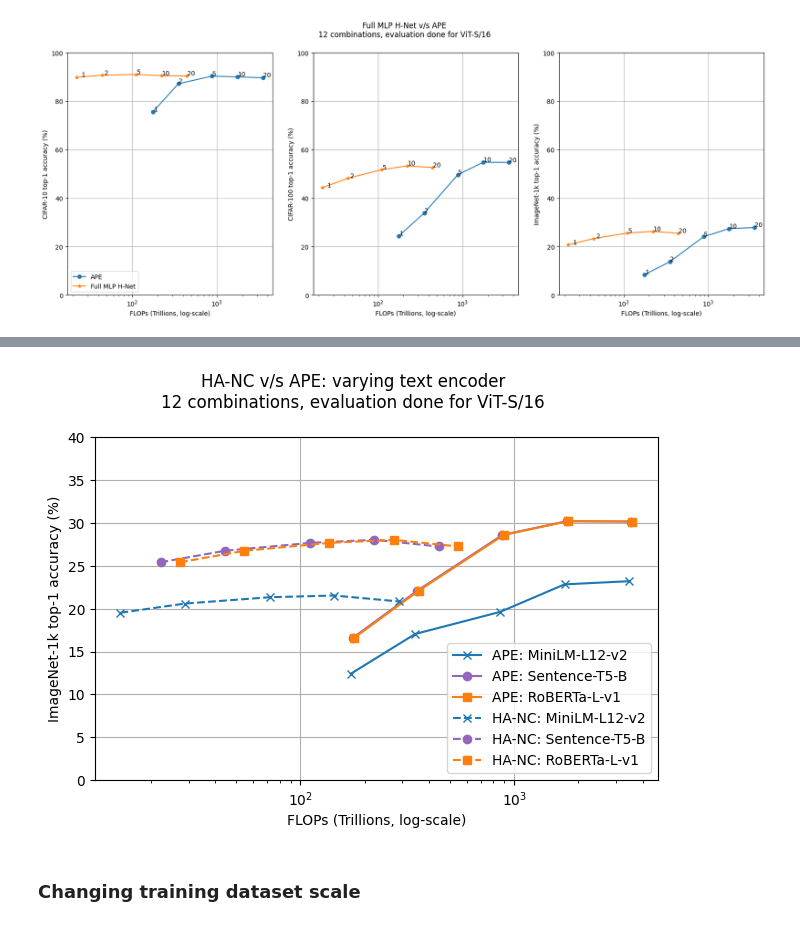
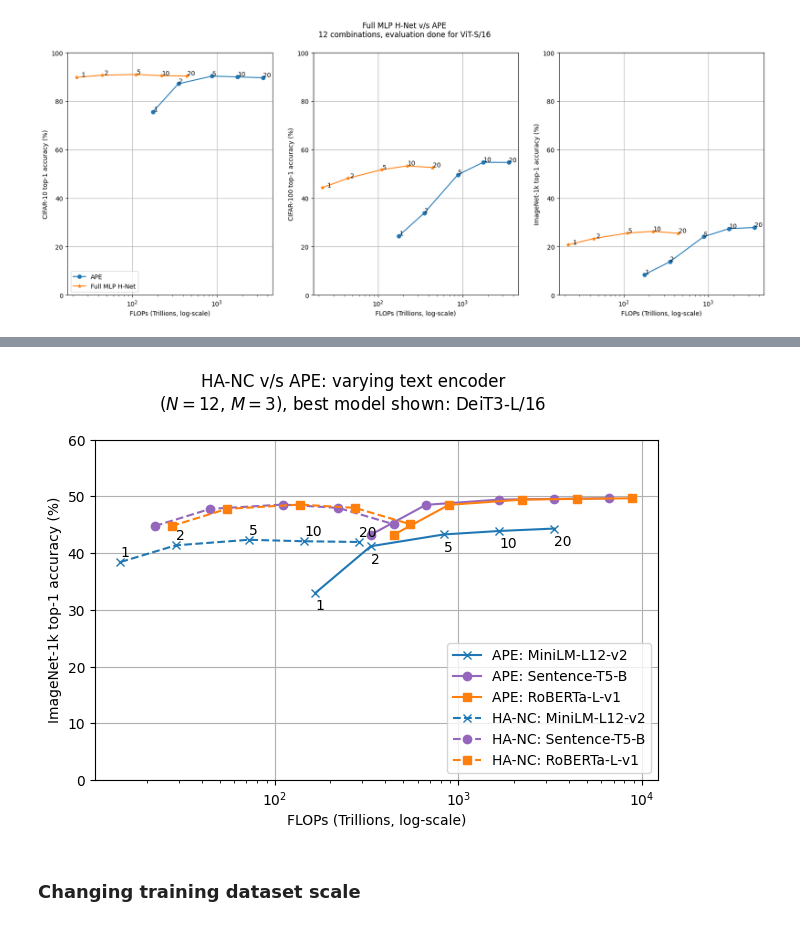
Before and after one commit to jaisidhsingh/hypa-new, a Jupyter notebook: hyperalignment/plot.ipynb, the cells around one changed output, grey strips where cells are left out. Saved outputs shown, nothing was run; the diff lists cells and outputs as text; code cells hidden in the pictures.

Commit message:
train full APE minilm

```diff
--- a/hyperalignment/plot.ipynb
+++ b/hyperalignment/plot.ipynb
@@ -1,3 +1,8 @@
+# %%
+APE_FLOPS_384_with_768_1ep = 14.675
+HNET_FLOPS_12_4_with_768_1ep = 22.165
+HNET_FLOPS_12_4_with_384_1ep = 14.408
+HNET_FLOPS_12_4_with_1024_1ep = 27.34165
 # %% [markdown]
 ### APE on average InfoNCE loss across all combinations
 # %%
@@ -156,18 +161,43 @@ plt.show()
 # %%
 from pylab import plt
 
-ape_minilm = {'exp_name': 'vit_small_patch16_224_all-MiniLM-L12-v2', 'seed': 0, 'eval': {'epoch_1': {'cifar10': 86.1, 'cifar100': 36.26, 'imagenet1k': 12.41}, 'epoch_2': {'cifar10': 89.33, 'cifar100': 43.29, 'imagenet1k': 17.05}, 'epoch_5': {'cifar10': 89.48, 'cifar100': 46.8, 'imagenet1k': 19.63}, 'epoch_10': {'cifar10': 89.07, 'cifar100': 48.9, 'imagenet1k': 22.84}, 'epoch_20': {'cifar10': 88.62, 'cifar100': 49.27, 'imagenet1k': 23.21}}}
-ape_st5b = {'exp_name': 'vit_small_patch16_224_sentence-t5-base', 'seed': 0, 'eval': {'epoch_1': {'cifar10': 75.59, 'cifar100': 24.37, 'imagenet1k': 8.42}, 'epoch_2': {'cifar10': 87.18, 'cifar100': 33.79, 'imagenet1k': 13.73}, 'epoch_5': {'cifar10': 90.3, 'cifar100': 49.64, 'imagenet1k': 24.05}, 'epoch_10': {'cifar10': 89.97, 'cifar100': 54.76, 'imagenet1k': 27.38}, 'epoch_20': {'cifar10': 89.64, 'cifar100': 54.69, 'imagenet1k': 27.84}}}
-ape_roberta = {'exp_name': 'vit_small_patch16_224_all-roberta-large-v1', 'seed': 0, 'eval': {'epoch_1': {'cifar10': 87.06, 'cifar100': 43.23, 'imagenet1k': 16.61}, 'epoch_2': {'cifar10': 88.56, 'cifar100': 49.4, 'imagenet1k': 22.1}, 'epoch_5': {'cifar10': 89.55, 'cifar100': 51.91, 'imagenet1k': 28.6}, 'epoch_10': {'cifar10': 90.62, 'cifar100': 54.96, 'imagenet1k': 30.21}, 'epoch_20': {'cifar10': 90.02, 'cifar100': 54.89, 'imagenet1k': 30.17}}}
+# ape_minilm = {'exp_name': 'vit_small_patch16_224_all-MiniLM-L12-v2', 'seed': 0, 'eval': {'epoch_1': {'cifar10': 86.1, 'cifar100': 36.26, 'imagenet1k': 12.41}, 'epoch_2': {'cifar10': 89.33, 'cifar100': 43.29, 'imagenet1k': 17.05}, 'epoch_5': {'cifar10': 89.48, 'cifar100': 46.8, 'imagenet1k': 19.63}, 'epoch_10': {'cifar10': 89.07, 'cifar100': 48.9, 'imagenet1k': 22.84}, 'epoch_20': {'cifar10': 88.62, 'cifar100': 49.27, 'imagenet1k': 23.21}}}
+# ape_st5b = {'exp_name': 'vit_small_patch16_224_sentence-t5-base', 'seed': 0, 'eval': {'epoch_1': {'cifar10': 75.59, 'cifar100': 24.37, 'imagenet1k': 8.42}, 'epoch_2': {'cifar10': 87.18, 'cifar100': 33.79, 'imagenet1k': 13.73}, 'epoch_5': {'cifar10': 90.3, 'cifar100': 49.64, 'imagenet1k': 24.05}, 'epoch_10': {'cifar10': 89.97, 'cifar100': 54.76, 'imagenet1k': 27.38}, 'epoch_20': {'cifar10': 89.64, 'cifar100': 54.69, 'imagenet1k': 27.84}}}
+# ape_roberta = {'exp_name': 'vit_small_patch16_224_all-roberta-large-v1', 'seed': 0, 'eval': {'epoch_1': {'cifar10': 87.06, 'cifar100': 43.23, 'imagenet1k': 16.61}, 'epoch_2': {'cifar10': 88.56, 'cifar100': 49.4, 'imagenet1k': 22.1}, 'epoch_5': {'cifar10': 89.55, 'cifar100': 51.91, 'imagenet1k': 28.6}, 'epoch_10': {'cifar10': 90.62, 'cifar100': 54.96, 'imagenet1k': 30.21}, 'epoch_20': {'cifar10': 90.02, 'cifar100': 54.89, 'imagenet1k': 30.17}}}
 
-hnet_minilm = {'exp_name': 'allMiniLM_hnet_12-4_fmlp_c-32_bs-512_lr-1e-2', 'seed': 0, 'eval': {'epoch_1': {'cifar10': 88.85, 'cifar100': 43.99, 'imagenet1k': 19.53}, 'epoch_2': {'cifar10': 89.07, 'cifar100': 46.19, 'imagenet1k': 20.6}, 'epoch_5': {'cifar10': 88.78, 'cifar100': 47.81, 'imagenet1k': 21.34}, 'epoch_10': {'cifar10': 88.0, 'cifar100': 48.2, 'imagenet1k': 21.54}, 'epoch_20': {'cifar10': 87.52, 'cifar100': 48.01, 'imagenet1k': 20.85}}}
-hnet_st5b = {'exp_name': 'hnet_12-4_fmlp_c-32_bs-512_lr-1e-2', 'seed': 0, 'eval': {'epoch_1': {'cifar10': 89.79, 'cifar100': 44.31, 'imagenet1k': 20.74}, 'epoch_2': {'cifar10': 90.68, 'cifar100': 48.19, 'imagenet1k': 23.29}, 'epoch_5': {'cifar10': 90.97, 'cifar100': 51.7, 'imagenet1k': 25.56}, 'epoch_10': {'cifar10': 90.48, 'cifar100': 53.25, 'imagenet1k': 26.27}, 'epoch_20': {'cifar10': 90.36, 'cifar100': 52.6, 'imagenet1k': 25.46}}}
-hnet_roberta = {'exp_name': 'roberta_hnet_12-4_fmlp_c-32_bs-512_lr-1e-2', 'seed': 0, 'eval': {'epoch_1': {'cifar10': 89.69, 'cifar100': 49.36, 'imagenet1k': 25.42}, 'epoch_2': {'cifar10': 90.85, 'cifar100': 51.43, 'imagenet1k': 26.76}, 'epoch_5': {'cifar10': 90.68, 'cifar100': 52.74, 'imagenet1k': 27.68}, 'epoch_10': {'cifar10': 89.5, 'cifar100': 53.51, 'imagenet1k': 28.04}, 'epoch_20': {'cifar10': 89.99, 'cifar100': 52.14, 'imagenet1k': 27.26}}}
+# hnet_minilm = {'exp_name': 'allMiniLM_hnet_12-4_fmlp_c-32_bs-512_lr-1e-2', 'seed': 0, 'eval': {'epoch_1': {'cifar10': 88.85, 'cifar100': 43.99, 'imagenet1k': 19.53}, 'epoch_2': {'cifar10': 89.07, 'cifar100': 46.19, 'imagenet1k': 20.6}, 'epoch_5': {'cifar10': 88.78, 'cifar100': 47.81, 'imagenet1k': 21.34}, 'epoch_10': {'cifar10': 88.0, 'cifar100': 48.2, 'imagenet1k': 21.54}, 'epoch_20': {'cifar10': 87.52, 'cifar100': 48.01, 'imagenet1k': 20.85}}}
+# hnet_st5b = {'exp_name': 'hnet_12-4_fmlp_c-32_bs-512_lr-1e-2', 'seed': 0, 'eval': {'epoch_1': {'cifar10': 89.79, 'cifar100': 44.31, 'imagenet1k': 20.74}, 'epoch_2': {'cifar10': 90.68, 'cifar100': 48.19, 'imagenet1k': 23.29}, 'epoch_5': {'cifar10': 90.97, 'cifar100': 51.7, 'imagenet1k': 25.56}, 'epoch_10': {'cifar10': 90.48, 'cifar100': 53.25, 'imagenet1k': 26.27}, 'epoch_20': {'cifar10': 90.36, 'cifar100': 52.6, 'imagenet1k': 25.46}}}
+# hnet_roberta = {'exp_name': 'roberta_hnet_12-4_fmlp_c-32_bs-512_lr-1e-2', 'seed': 0, 'eval': {'epoch_1': {'cifar10': 89.69, 'cifar100': 49.36, 'imagenet1k': 25.42}, 'epoch_2': {'cifar10': 90.85, 'cifar100': 51.43, 'imagenet1k': 26.76}, 'epoch_5': {'cifar10': 90.68, 'cifar100': 52.74, 'imagenet1k': 27.68}, 'epoch_10': {'cifar10': 89.5, 'cifar100': 53.51, 'imagenet1k': 28.04}, 'epoch_20': {'cifar10': 89.99, 'cifar100': 52.14, 'imagenet1k': 27.26}}}
+
+
+def get_ape_flops(i, t):
+    x = (APE_FLOPS_384_with_768_1ep / 384) * i
+    y = (x / 768) * t
+    return y
+
+
+hnet_st5b = {'eval': {'epoch_1': {'imagenet1k': 40.76}, 'epoch_2': {'imagenet1k': 46.63}, 'epoch_5': {'imagenet1k': 49.01}, 'epoch_10': {'imagenet1k': 49.37}, 'epoch_20': {'imagenet1k': 49.13}}, 'text_encoder': 'sentence-t5-base', 'encoder_index': 3}
+# hnet_st5b = [item["imagenet1k"] for item in hnet_st5b["eval"].values()]
+
+hnet_minilm = {'eval': {'epoch_1': {'imagenet1k': 38.44}, 'epoch_2': {'imagenet1k': 41.38}, 'epoch_5': {'imagenet1k': 42.36}, 'epoch_10': {'imagenet1k': 42.1}, 'epoch_20': {'imagenet1k': 41.97}}, 'text_encoder': 'all-MiniLM-L12-v2', 'encoder_index': 3}
+# hnet_minilm = [item["imagenet1k"] for item in hnet_minilm["eval"].values()]
+
+hnet_roberta = {'eval': {'epoch_1': {'imagenet1k': 44.78}, 'epoch_2': {'imagenet1k': 47.8}, 'epoch_5': {'imagenet1k': 48.57}, 'epoch_10': {'imagenet1k': 47.98}, 'epoch_20': {'imagenet1k': 45.1}}, 'text_encoder': 'all-roberta-large-v1', 'encoder_index': 3}
+# hnet_roberta = [item["imagenet1k"] for item in hnet_roberta["eval"].values()]
+
+ape_st5b = {'eval': {'epoch_1': {'imagenet1k': 33.0}, 'epoch_2': {'imagenet1k': 41.22}, 'epoch_5': {'imagenet1k': 43.3}, 'epoch_10': {'imagenet1k': 43.91}, 'epoch_20': {'imagenet1k': 44.34}}, 'text_encoder': 'all-MiniLM-L12-v2', 'encoder_index': 3}
+# ape_st5b = [item["imagenet1k"] for item in ape_st5b["eval"].values()]
+
+ape_minilm = {'eval': {'epoch_1': {'imagenet1k': 33.0}, 'epoch_2': {'imagenet1k': 41.22}, 'epoch_5': {'imagenet1k': 43.3}, 'epoch_10': {'imagenet1k': 43.91}, 'epoch_20': {'imagenet1k': 44.34}}, 'text_encoder': 'all-MiniLM-L12-v2', 'encoder_index': 3}
+# ape_minilm = [item["imagenet1k"] for item in ape_minilm["eval"].values()]
+
+ape_roberta = {'eval': {'epoch_1': {'imagenet1k': 43.24}, 'epoch_2': {'imagenet1k': 48.52}, 'epoch_5': {'imagenet1k': 49.44}, 'epoch_10': {'imagenet1k': 49.57}, 'epoch_20': {'imagenet1k': 49.68}}, 'text_encoder': 'all-roberta-large-v1', 'encoder_index': 3}
+# ape_roberta = [item["imagenet1k"] for item in ape_roberta["eval"].values()]
 
 
 benchmarks = ["cifar10", "cifar100", "imagenet1k"]
 names = {"cifar10": "CIFAR-10", "cifar100": "CIFAR-100", "imagenet1k": "ImageNet-1k"}
-lims = {"cifar10": [0, 100.0], "cifar100": [0.0, 100.0], "imagenet1k": [0.0, 40]}
+lims = {"cifar10": [0, 100.0], "cifar100": [0.0, 100.0], "imagenet1k": [0.0, 60]}
 rcs = {"cifar10": 10.0, "cifar100": 1.0, "imagenet1k": 0.1}
 epochs = [1, 2, 5, 10, 20]
 
@@ -175,49 +205,73 @@ fig, axes = plt.subplots(1, 1)
 
 for j, bench in enumerate(["imagenet1k"]):
     ape_acc1 = [ape_minilm["eval"][f"epoch_{e}"][bench] for e in epochs]
-    ape_flops1 = [14.34 * e * 12 for e in epochs]
+    ape_flops1 = [
+        4 * get_ape_flops(384, 384) * e + \
+        4 * get_ape_flops(768, 384) * e + \
+        4 * get_ape_flops(1024, 384) * e for e in epochs
+    ]
 
     ape_acc2 = [ape_st5b["eval"][f"epoch_{e}"][bench] for e in epochs]
-    ape_flops2 = [14.676 * e * 12 for e in epochs]
+    ape_flops2 = [
+        4 * get_ape_flops(384, 768) * e + \
+        4 * get_ape_flops(768, 768) * e + \
+        4 * get_ape_flops(1024, 768) * e for e in epochs
+    ]
 
     ape_acc3 = [ape_roberta["eval"][f"epoch_{e}"][bench] for e in epochs]
-    ape_flops3 = [14.895 * e * 12 for e in epochs]
-
+    ape_flops3 =  [
+        4 * get_ape_flops(384, 1024) * e + \
+        4 * get_ape_flops(768, 1024) * e + \
+        4 * get_ape_flops(1024, 1024) * e for e in epochs
+    ]
 
     hnet_acc1 = [hnet_minilm["eval"][f"epoch_{e}"][bench] for e in epochs]
-    hnet_flops1 = [14.4 * e for e in epochs]
+    hnet_flops1 = [HNET_FLOPS_12_4_with_384_1ep * e for e in epochs]
 
     hnet_acc2 = [hnet_st5b["eval"][f"epoch_{e}"][bench] for e in epochs]
-    hnet_flops2 = [22.165 * e for e in epochs]
+    hnet_flops2 = [HNET_FLOPS_12_4_with_768_1ep * e for e in epochs]
 
     hnet_acc3 = [hnet_roberta["eval"][f"epoch_{e}"][bench] for e in epochs]
-    hnet_flops3 = [27.34 * e for e in epochs]
+    hnet_flops3 = [HNET_FLOPS_12_4_with_1024_1ep * e for e in epochs]
 
     axes.plot(ape_flops1, ape_acc1, color="tab:blue", marker="x", label="APE: MiniLM-L12-v2")
     axes.plot(ape_flops2, ape_acc3, color="tab:purple", marker="o", label="APE: Sentence-T5-B")
     axes.plot(ape_flops3, ape_acc3, color="tab:orange", marker="s", label="APE: RoBERTa-L-v1")
 
 
     axes.plot(hnet_flops1, hnet_acc1, color="tab:blue", linestyle="--", marker="x", label="HA-NC: MiniLM-L12-v2")
     axes.plot(hnet_flops2, hnet_acc3, color="tab:purple", linestyle="--", marker="o", label="HA-NC: Sentence-T5-B")
     axes.plot(hnet_flops3, hnet_acc3, color="tab:orange", linestyle="--", marker="s", label="HA-NC: RoBERTa-L-v1")
+
+    for jj, e in enumerate(epochs):
+        ape_flop_list = [ape_flops1, ape_flops2, ape_flops3]
+        ape_acc_list = [ape_acc1, ape_acc2, ape_acc3]
+        for x, y in zip(ape_flop_list, ape_acc_list):
+            axes.annotate(str(e), (x[jj], y[jj] - 3))
+            break
+
+        hnet_flop_list = [hnet_flops1, hnet_flops2, hnet_flops3]
+        hnet_acc_list = [hnet_acc1, hnet_acc2, hnet_acc3]
+        for x, y in zip(hnet_flop_list, hnet_acc_list):
+            axes.annotate(str(e), (x[jj], y[jj] + 1))
+            break
 
     # plt.axhline(rcs[bench], linestyle="--", color="black", label="random chance")
 
     if j == 0:
         axes.legend(loc="lower right", )
     axes.set_ylim(lims[bench])
     axes.set_ylabel(f"{names[bench]} top-1 accuracy (%)")
     axes.set_xscale("log")
     axes.set_xlabel("FLOPs (Trillions, log-scale)")
     axes.grid(True)
 
-plt.suptitle("HA-NC v/s APE: varying text encoder\n12 combinations, evaluation done for ViT-S/16")
+plt.suptitle("HA-NC v/s APE: varying text encoder\n($N=12$, $M=3$), best model shown: DeiT3-L/16")
 plt.tight_layout()
 plt.savefig("final_plots/vary_te.pdf", dpi=300, format="pdf")
 plt.show()
 # %% [output]
-[figure, old version]
+[figure, new version]
 # %% [markdown]
 ### Changing training dataset scale
 # %%
```
Also changed, not shown: parts of 2 cells of this notebook, 2 other files.
